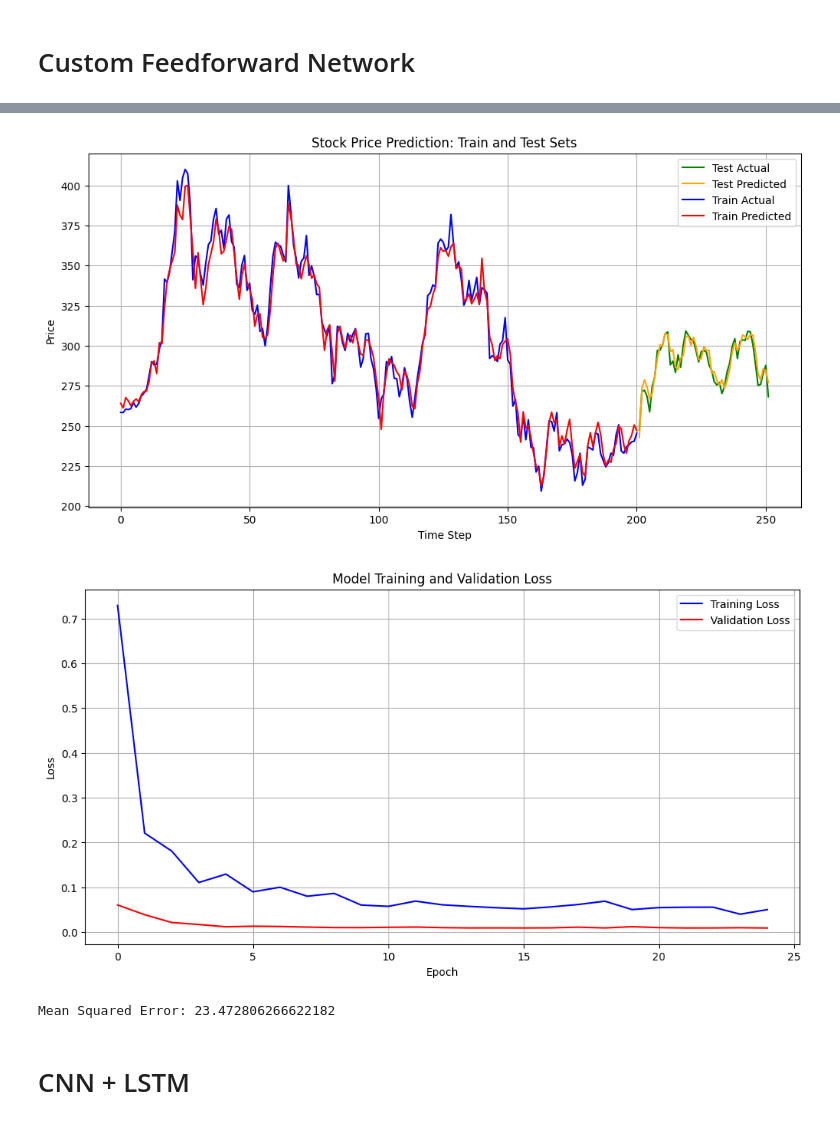
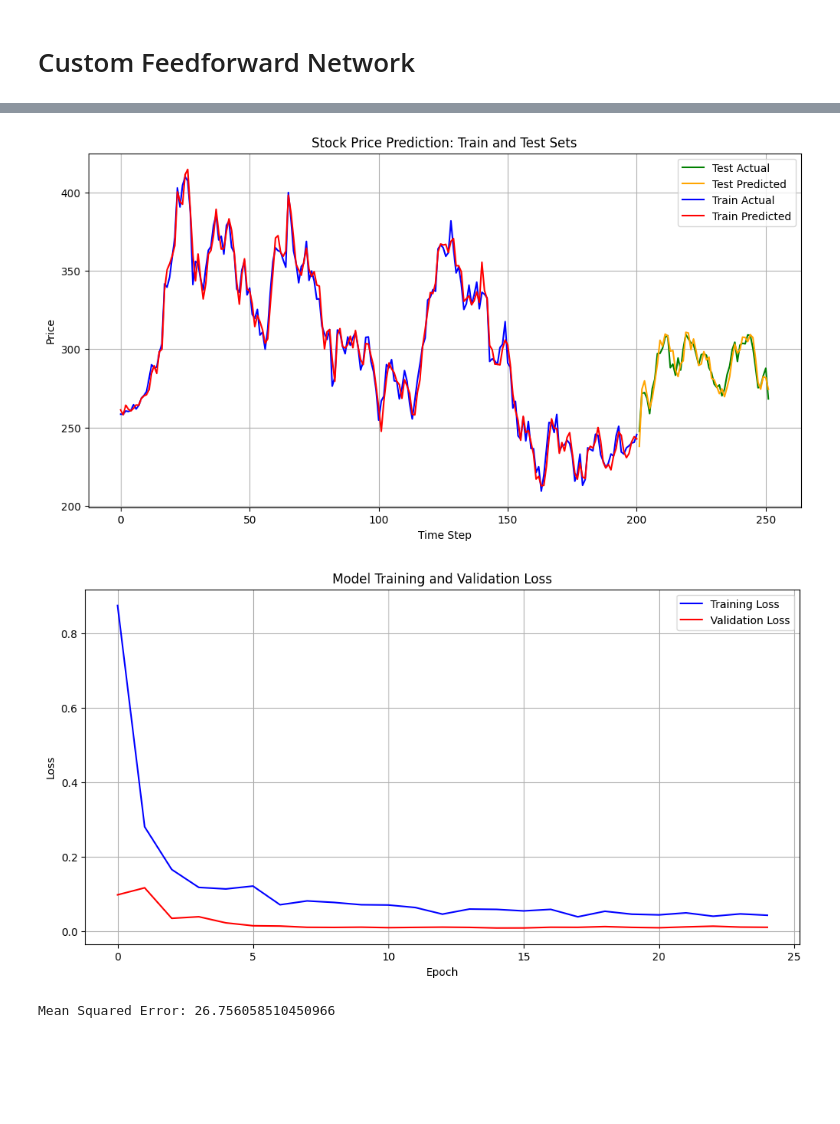
Before and after one commit to calvinz168/CISC-452, a Jupyter notebook: neural_network.ipynb, the cells around one changed output, grey strips where cells are left out. Cells and saved outputs as stored; diff of their text form; code cells hidden in the pictures; blank space fills up the shorter version.

```diff
--- a/neural_network.ipynb
+++ b/neural_network.ipynb
@@ -3,35 +302,2 @@ neural_network
 # %% [markdown]
 # Custom Feedforward Network
-# %%
-from pandas import read_csv
-from datetime import datetime
-from pandas.plotting import autocorrelation_plot
-import numpy as np
-import tensorflow as tf
-import matplotlib.pyplot as plt
-from sklearn.metrics import mean_squared_error
-from tensorflow.keras.models import Sequential
-from tensorflow.keras.layers import Dense, Dropout, Conv1D, MaxPooling1D, LSTM
-import pandas as pd
-from sklearn.preprocessing import MinMaxScaler, StandardScaler
-from sklearn.model_selection import train_test_split
-from keras.callbacks import EarlyStopping
-
-
-# Ensure eager execution
-tf.config.run_functions_eagerly(True)
-
-# Suppress all warnings
-import warnings
-warnings.filterwarnings('ignore')
-
-def parser(x):
-	return datetime.strptime(x,'%Y-%m-%d')
-
-series = read_csv('data/cleaned_data_bert.csv', header=0, parse_dates=[0], index_col=0)
-
-# Filter rows where "Stock Name" is 'TLSA'
-series = series[series['Stock Name'] == 'TSLA']
-series = series.drop(['Stock Name', 'Adj Close'], axis=1)
-series["Close"].plot()
-plt.show()
@@ -43,7 +304,8 @@ plt.show()
 # %%
 # Define the target variable (y) and the features (X)
+
 y = series['Close']
-X = series.drop(['Close', 'Date'], axis=1)  # Drop 'Date' from the features
+X = series.drop(['Close'], axis=1)
 
 # Split into train and test (80% train, 20% test)
 train_size = int(len(series) * 0.8)  # 80% for training
@@ -149,6 +411,4 @@ Epoch 25/25
 7/7 ━━━━━━━━━━━━━━━━━━━━ 0s 4ms/step
-[figure, old version]
+[figure, new version]
-[figure, old version]
+[figure, new version]
-Mean Squared Error: 23.472806266622182
+Mean Squared Error: 26.756058510450966
-# %% [markdown]
-# CNN + LSTM
```
Also changed, not shown: parts of 11 cells of this notebook.
